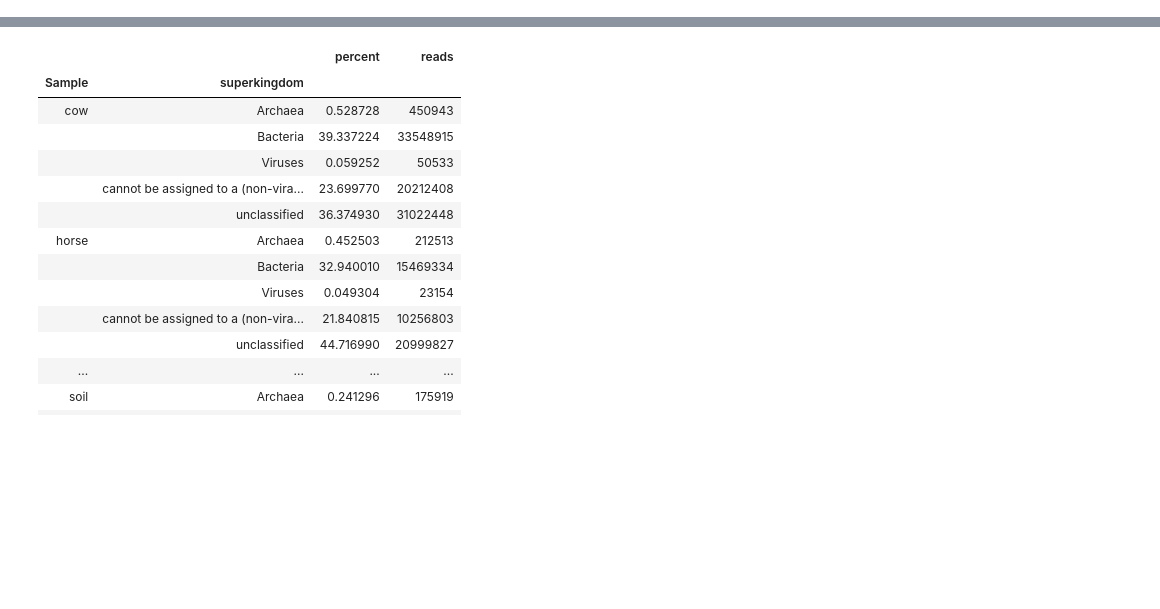
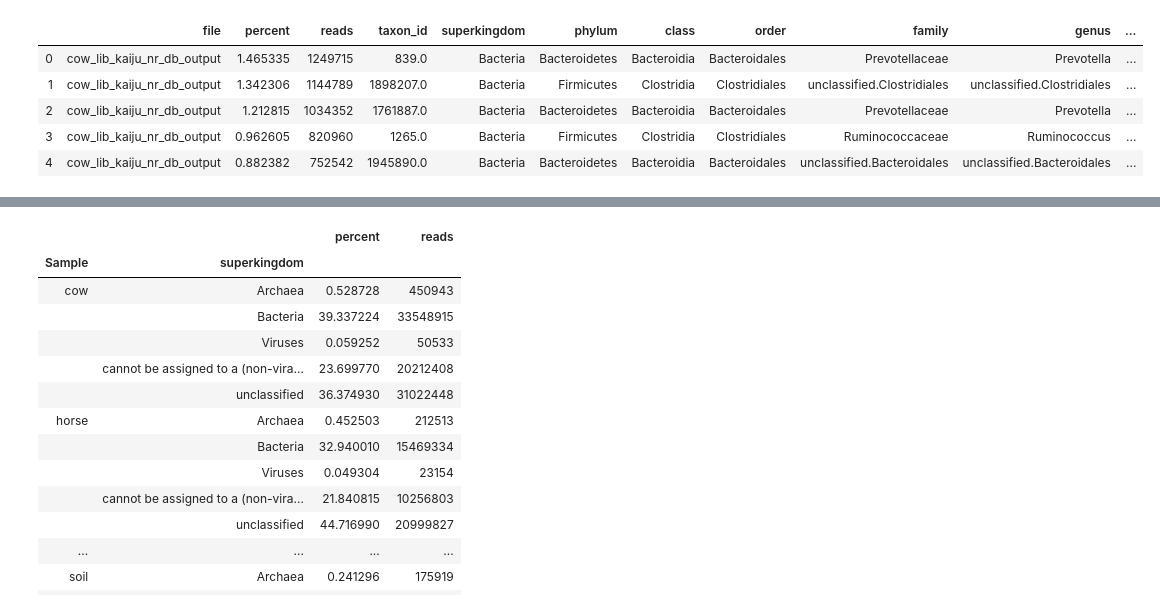
Before and after one commit to johnne/fae, a Jupyter notebook: plots.ipynb, the cells around one changed output, grey strips where cells are left out. Saved outputs shown, nothing was run; the diff lists cells and outputs as text; code cells hidden in the pictures; blank space fills up the shorter version.

Commit message:
Update notebook to start from kaiju_results

```diff
--- a/plots.ipynb
+++ b/plots.ipynb
@@ -48,5 +12,14 @@ results = parse_tax(df)
 # %%
+results = pd.read_csv("kaiju_results.tsv", sep="\t", header=0)
 results = results.assign(Sample = pd.Series([x.split("_")[0] for x in results.file], index=results.index))
+results.head()
+# %% [output]
+|  | file | percent | reads | taxon_id | superkingdom | phylum | class | order | family | genus | ... |
+| 0 | cow_lib_kaiju_nr_db_output | 1.465335 | 1249715 | 839.0 | Bacteria | Bacteroidetes | Bacteroidia | Bacteroidales | Prevotellaceae | Prevotella | ... |
+| 1 | cow_lib_kaiju_nr_db_output | 1.342306 | 1144789 | 1898207.0 | Bacteria | Firmicutes | Clostridia | Clostridiales | unclassified.Clostridiales | unclassified.Clostridiales | ... |
+| 2 | cow_lib_kaiju_nr_db_output | 1.212815 | 1034352 | 1761887.0 | Bacteria | Bacteroidetes | Bacteroidia | Bacteroidales | Prevotellaceae | Prevotella | ... |
+| 3 | cow_lib_kaiju_nr_db_output | 0.962605 | 820960 | 1265.0 | Bacteria | Firmicutes | Clostridia | Clostridiales | Ruminococcaceae | Ruminococcus | ... |
+| 4 | cow_lib_kaiju_nr_db_output | 0.882382 | 752542 | 1945890.0 | Bacteria | Bacteroidetes | Bacteroidia | Bacteroidales | unclassified.Bacteroidales | unclassified.Bacteroidales | ... |
 # %%
 def find_cumulative(results, rank="order", cutoff=75):
     x = results.groupby(["Sample",rank]).sum().reset_index()
```
Also changed, not shown: parts of 4 cells of this notebook, 3 other files.
